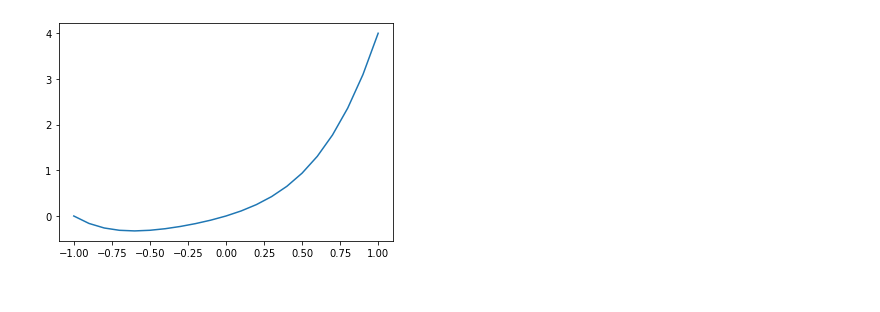
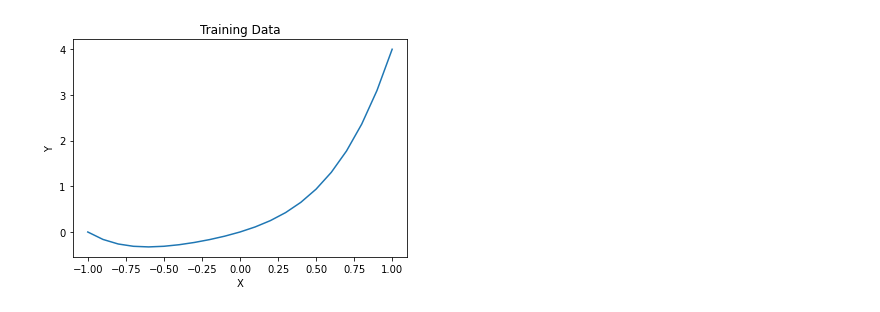
Before and after one commit to verrannt/natural-computing, a Jupyter notebook: Assignment 1 - Exercise 8.ipynb, the cells around one changed output. Cells and saved outputs as stored; diff of their text form; code cells hidden in the pictures.

```diff
--- a/Assignment 1 - Exercise 8.ipynb
+++ b/Assignment 1 - Exercise 8.ipynb
@@ -7,8 +9,10 @@ x_train = np.arange(-1.0, 1.1, 0.1)
 y_train = np.array([0.,-0.1629,-0.2624,-0.3129,-0.3264,-0.3125,-0.2784,-0.2289,-0.1664,-0.0909,0.0,0.1111,0.2496,0.4251,0.6496,0.9375,1.3056,1.7731,2.3616,3.0951,4.0000])
 # %%
 x_train = np.reshape(x_train, (-1,1))
-y_train = np.reshape(y_train, (-1,1))
 # %%
-plt.plot(x_train, y_train);plt.show()
+plt.plot(x_train, y_train)
+plt.title('Training Data')
+plt.xlabel('X');plt.ylabel('Y')
+plt.show()
 # %% [output]
-[figure, old version]
+[figure, new version]
```
Also changed, not shown: parts of 6 cells of this notebook.
